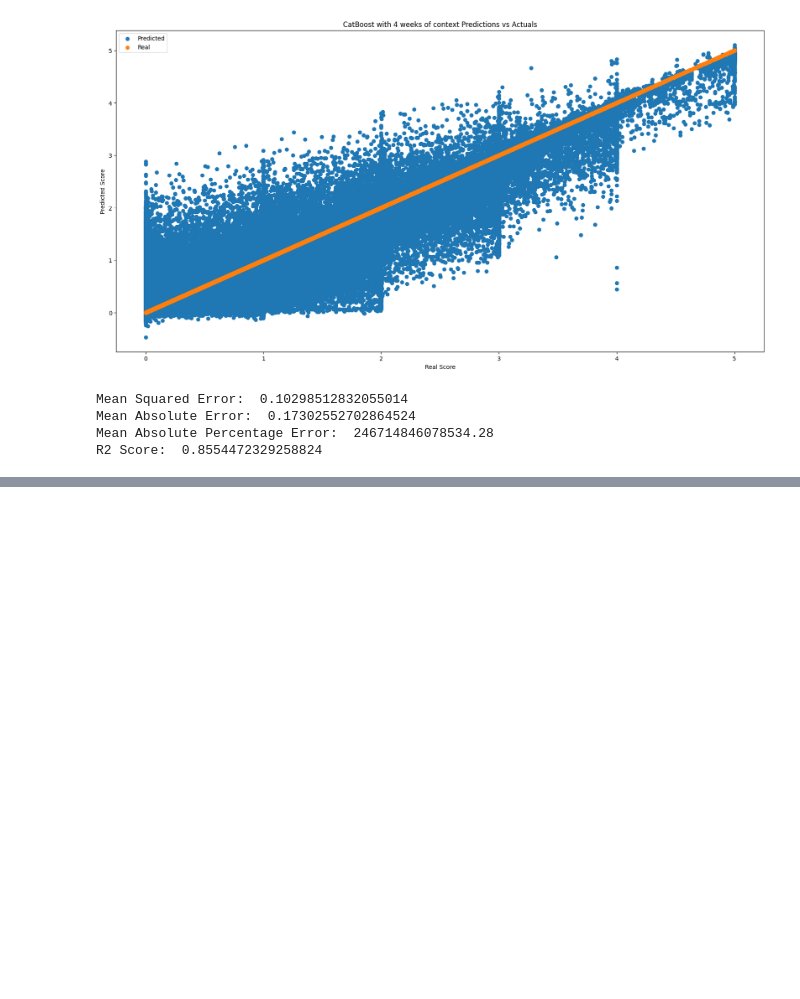
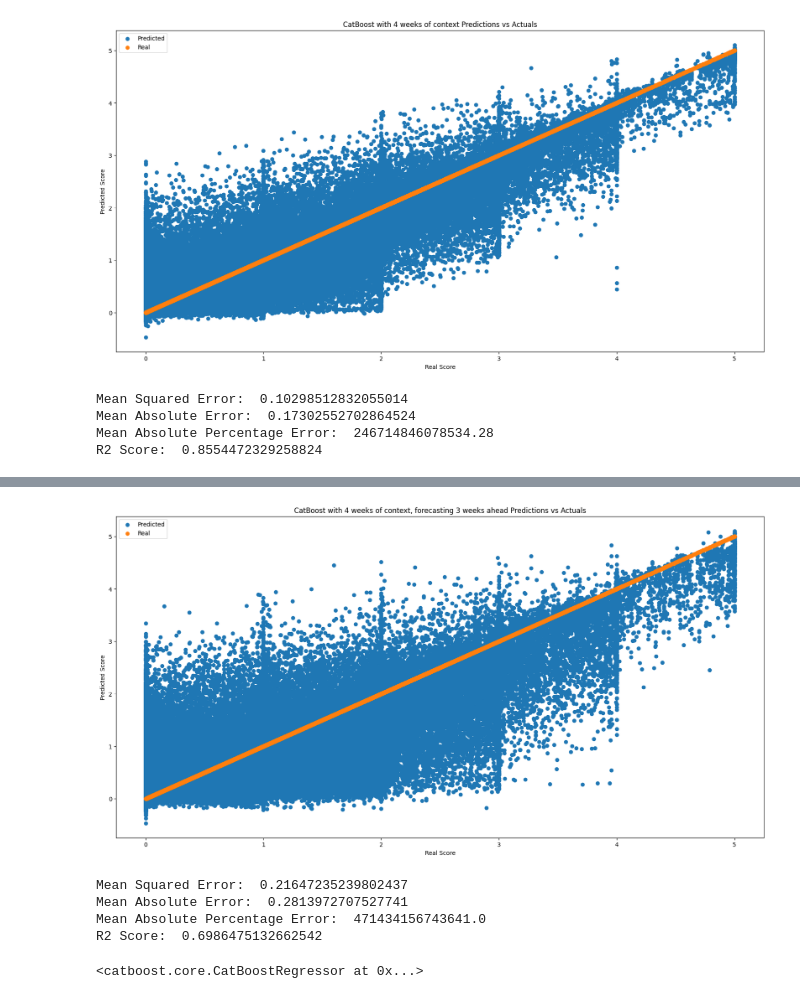
Before and after one commit to babusid/ECE461P_Project, a Jupyter notebook: models/regression_experiments2.ipynb, the cells around one changed output, grey strips where cells are left out. Drawn from its saved outputs; the diff is of its cells as text; code cells hidden in the pictures; blank space fills up the shorter version.

```diff
--- a/models/regression_experiments2.ipynb
+++ b/models/regression_experiments2.ipynb
@@ -114,0 +147,9 @@ R2 Score:  0.8554472329258824
+# %%
+cbm_model(3)
+# %% [output]
+[figure, added]
+Mean Squared Error:  0.21647235239802437
+Mean Absolute Error:  0.2813972707527741
+Mean Absolute Percentage Error:  471434156743641.0
+R2 Score:  0.6986475132662542
+<catboost.core.CatBoostRegressor at 0x...>
```
Also changed, not shown: parts of 3 cells of this notebook, 1 other file.
